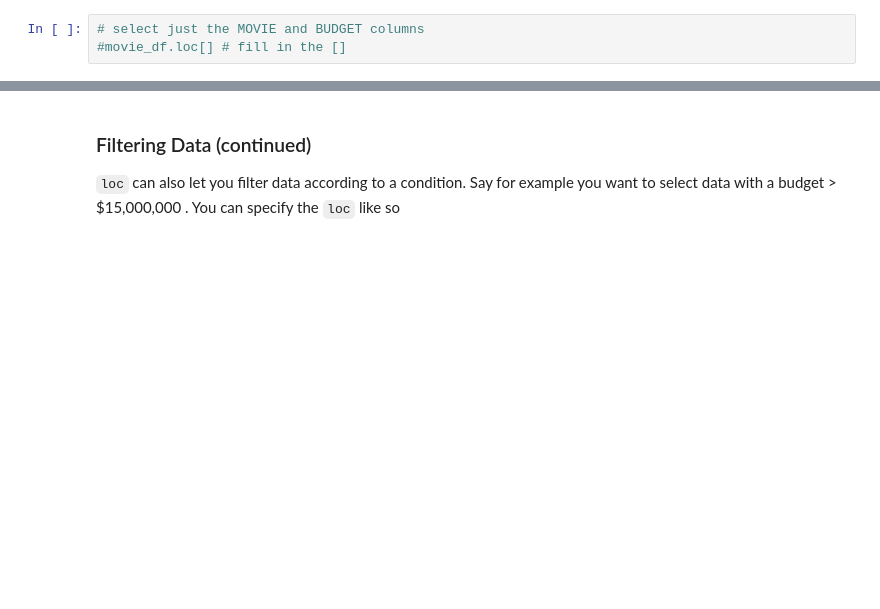
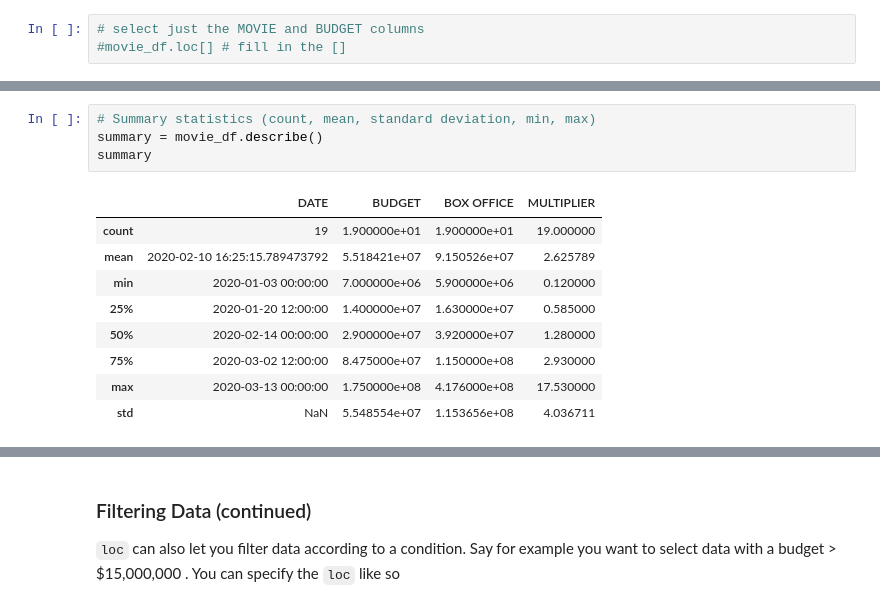
Before and after one commit to suzannepk/power_outages_socioeconomics-, a Jupyter notebook: 2_Python_Pandas_Intro.ipynb, the cells around one changed output, grey strips where cells are left out. Drawn from its saved outputs; the diff is of its cells as text; blank space fills up the shorter version.

```diff
--- a/2_Python_Pandas_Intro.ipynb
+++ b/2_Python_Pandas_Intro.ipynb
@@ -70,0 +88,14 @@ Lets practice in the below two cells what you learned from the tutorial linked a
+# %%
+# Summary statistics (count, mean, standard deviation, min, max)
+summary = movie_df.describe()
+summary
+# %% [output]
+|  | DATE | BUDGET | BOX OFFICE | MULTIPLIER |
+| count | 19 | 1.900000e+01 | 1.900000e+01 | 19.000000 |
+| mean | 2020-02-10 16:25:15.789473792 | 5.518421e+07 | 9.150526e+07 | 2.625789 |
+| min | 2020-01-03 00:00:00 | 7.000000e+06 | 5.900000e+06 | 0.120000 |
+| 25% | 2020-01-20 12:00:00 | 1.400000e+07 | 1.630000e+07 | 0.585000 |
+| 50% | 2020-02-14 00:00:00 | 2.900000e+07 | 3.920000e+07 | 1.280000 |
+| 75% | 2020-03-02 12:00:00 | 8.475000e+07 | 1.150000e+08 | 2.930000 |
+| max | 2020-03-13 00:00:00 | 1.750000e+08 | 4.176000e+08 | 17.530000 |
+| std | NaN | 5.548554e+07 | 1.153656e+08 | 4.036711 |
```
Also changed, not shown: parts of 9 cells of this notebook, 5 other files.
